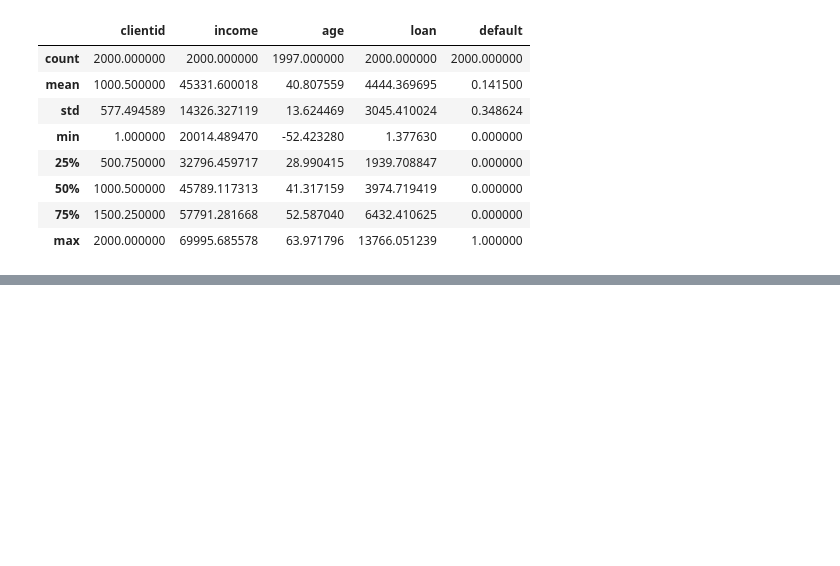
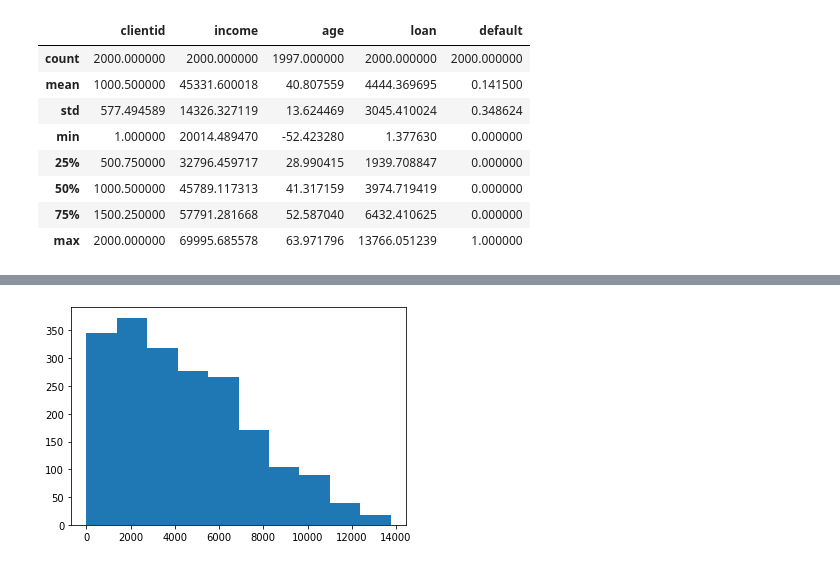
Before and after one commit to avitorvilela/udemy_mLds, a Jupyter notebook: base_credit.ipynb, the cells around one changed output, grey strips where cells are left out. Saved outputs shown, nothing was run; the diff lists cells and outputs as text; code cells hidden in the pictures; blank space fills up the shorter version.

```diff
--- a/base_credit.ipynb
+++ b/base_credit.ipynb
@@ -95,0 +117,4 @@ base_credit.describe()
+# %%
+plt.hist(x = base_credit['loan']); # Matplotlib
+# %% [output]
+[figure, added]
```
Also changed, not shown: parts of 12 cells of this notebook.
